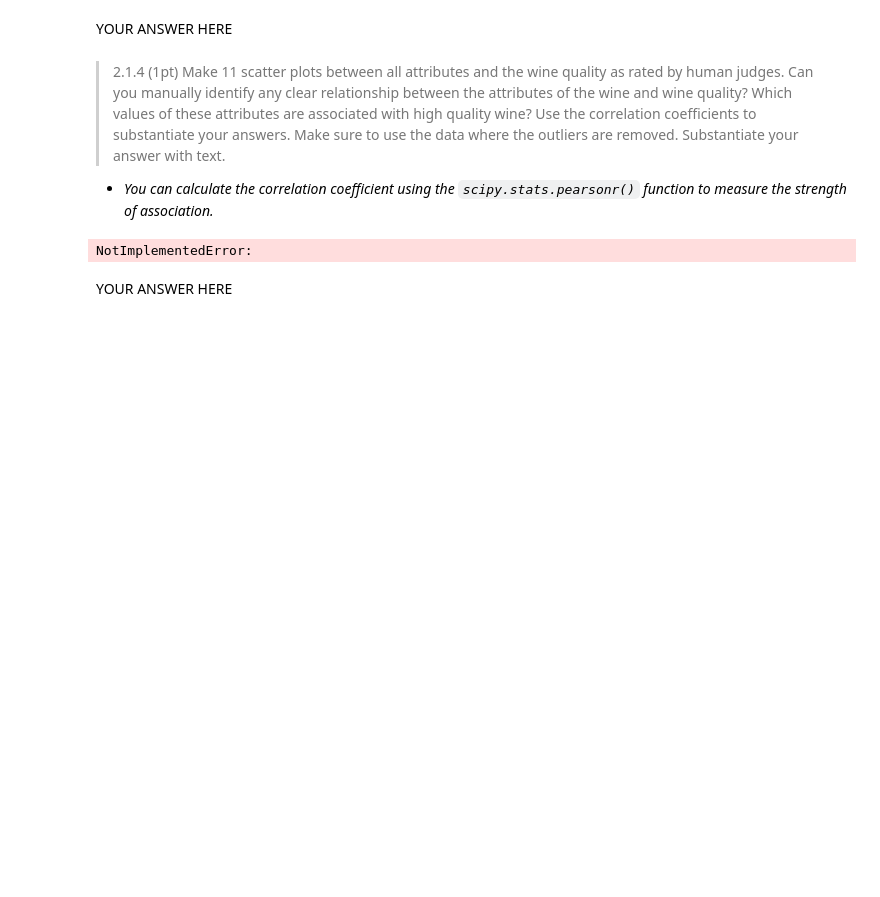
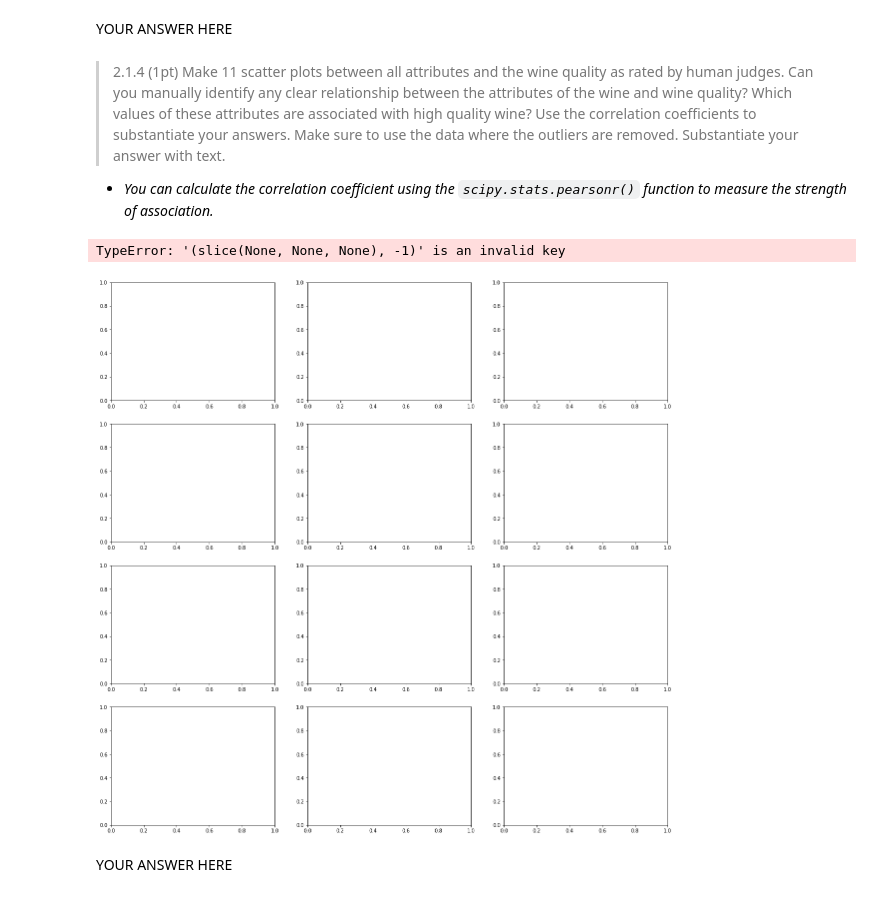
Before and after one commit to CornelisseMichael/Datamining, a Jupyter notebook: assignment_2/assignment_2/assignment_2.ipynb, the cells around one changed output. Drawn from its saved outputs; the diff is of its cells as text; code cells hidden in the pictures; blank space fills up the shorter version.

```diff
--- a/assignment_2/assignment_2/assignment_2.ipynb
+++ b/assignment_2/assignment_2/assignment_2.ipynb
@@ -212,13 +211,22 @@ YOUR ANSWER HERE
 # %% [markdown]
 > 2.1.4 (1pt) Make 11 scatter plots between all attributes and the wine quality as rated by human judges. Can you manually identify any clear relationship between the attributes of the wine and wine quality? Which values of these attributes are associated with high quality wine? Use the correlation coefficients to substantiate your answers. Make sure to use the data where the outliers are removed. Substantiate your answer with text.
 + *You can calculate the correlation coefficient using the `scipy.stats.pearsonr()` function to measure the strength of association.*
-# %%
-##Answer to question 2.1.4
-
-# YOUR CODE HERE
-raise NotImplementedError()
-# %% [output]
-NotImplementedError:
+# %%
+##Answer to question 2.1.4
+
+# YOUR CODE HERE
+#plot histograms
+fig, axis = plt.subplots(4,3,figsize=(20, 20))
+axis = axis.ravel()
+for i in range(wine_data_filtered_standardized.shape[1]):
+    #correlation = stats.pearsonr(wine_data_filtered_standardized['Quality score (0--10)'],wine_data_filtered_standardized[i])
+    axis[i].scatter(wine_data_filtered_standardized[:,-1], wine_data_filtered_standardized[:,i], alpha=0.5)
+    axis[i].set_xlabel(column_names[-1])
+    axis[i].set_ylabel(column_names[i])
+    axis[i].set_title('Corelation is: ' + str(round(correlation[0], 3)))
+# %% [output]
+TypeError: '(slice(None, None, None), -1)' is an invalid key
+[figure, added]
 # %% [markdown]
 YOUR ANSWER HERE
 # %% [markdown]
```
Also changed, not shown: parts of 6 cells of this notebook.
